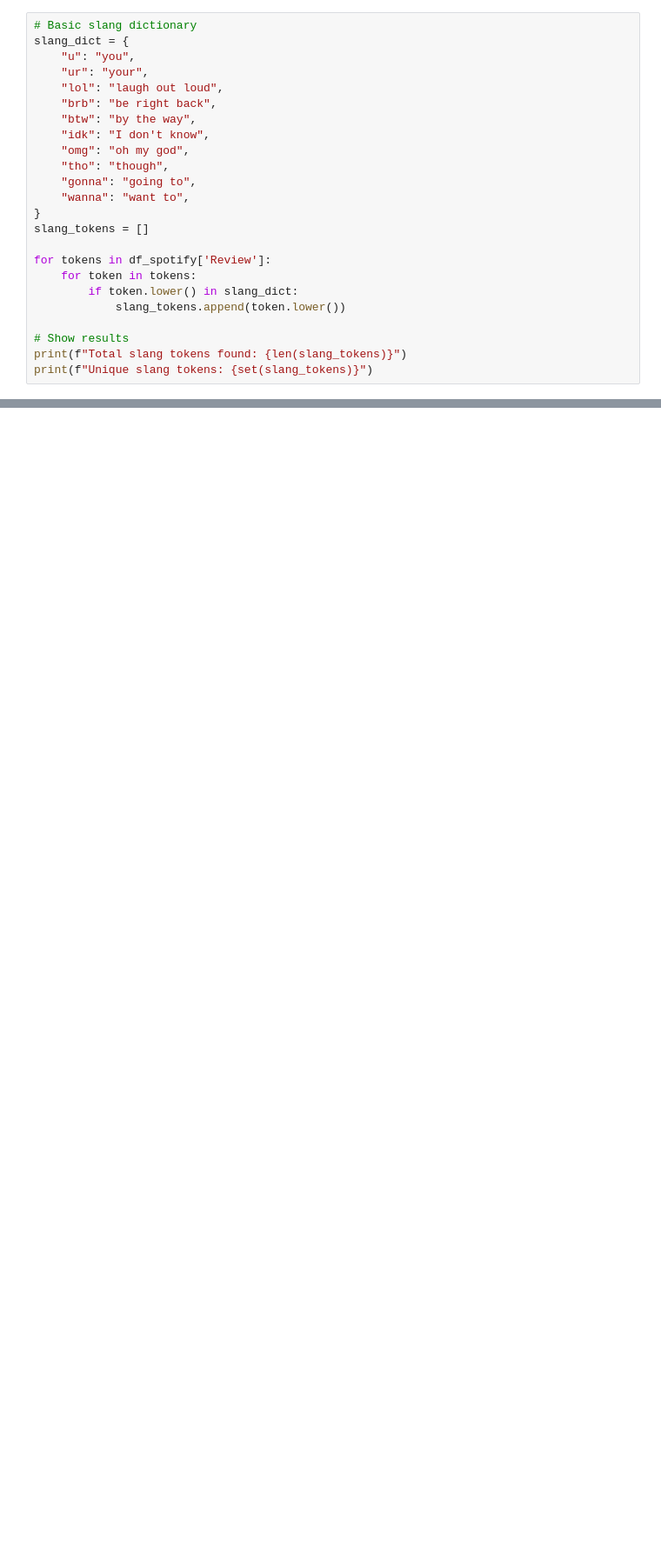
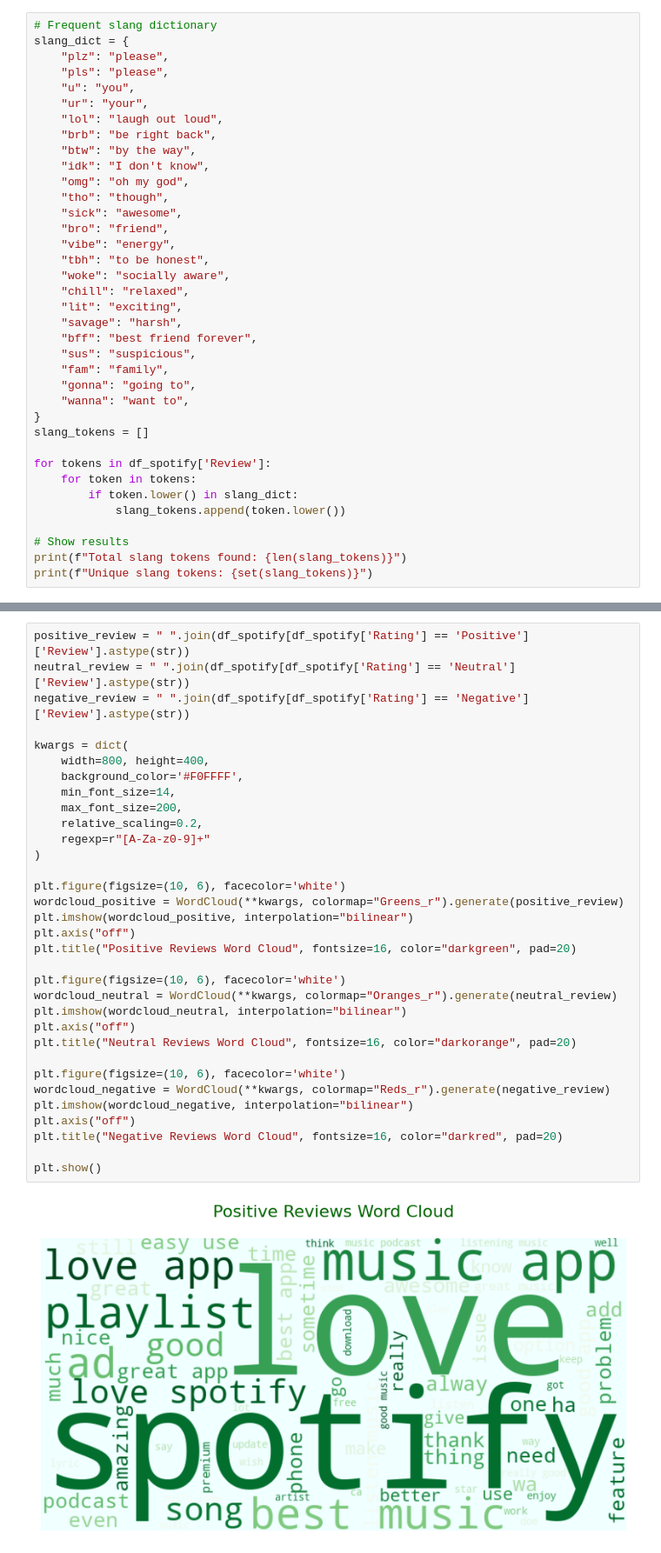
Before and after one commit to MadalinaTilvan/Spotify-Sentiment-Analysis, a Jupyter notebook: Ml_project_spotify.ipynb, the cells around one changed output, grey strips where cells are left out. Shown: that part at 87% size. Saved outputs shown, nothing was run; the diff lists cells and outputs as text; blank space fills up the shorter version.

```diff
--- a/Ml_project_spotify.ipynb
+++ b/Ml_project_spotify.ipynb
@@ -146,6 +264,8 @@ Slang handling
 # %%
-# Basic slang dictionary
+# Frequent slang dictionary
 slang_dict = {
+    "plz": "please",
+    "pls": "please",
     "u": "you",
     "ur": "your",
     "lol": "laugh out loud",
@@ -154,6 +274,17 @@ slang_dict = {
     "idk": "I don't know",
     "omg": "oh my god",
     "tho": "though",
+    "sick": "awesome",
+    "bro": "friend",
+    "vibe": "energy",
+    "tbh": "to be honest",
+    "woke": "socially aware",
+    "chill": "relaxed",
+    "lit": "exciting",
+    "savage": "harsh",
+    "bff": "best friend forever",
+    "sus": "suspicious",
+    "fam": "family",
     "gonna": "going to",
     "wanna": "want to",
 }
@@ -222,0 +338,35 @@ Name: Review, dtype: object
+# %%
+positive_review = " ".join(df_spotify[df_spotify['Rating'] == 'Positive']['Review'].astype(str))
+neutral_review = " ".join(df_spotify[df_spotify['Rating'] == 'Neutral']['Review'].astype(str))
+negative_review = " ".join(df_spotify[df_spotify['Rating'] == 'Negative']['Review'].astype(str))
+
+kwargs = dict(
+    width=800, height=400,
+    background_color='#F0FFFF',
+    min_font_size=14,
+    max_font_size=200,
+    relative_scaling=0.2,
+    regexp=r"[A-Za-z0-9]+"
+)
+
+plt.figure(figsize=(10, 6), facecolor='white')
+wordcloud_positive = WordCloud(**kwargs, colormap="Greens_r").generate(positive_review)
+plt.imshow(wordcloud_positive, interpolation="bilinear")
+plt.axis("off")
+plt.title("Positive Reviews Word Cloud", fontsize=16, color="darkgreen", pad=20)
+
+plt.figure(figsize=(10, 6), facecolor='white')
+wordcloud_neutral = WordCloud(**kwargs, colormap="Oranges_r").generate(neutral_review)
+plt.imshow(wordcloud_neutral, interpolation="bilinear")
+plt.axis("off")
+plt.title("Neutral Reviews Word Cloud", fontsize=16, color="darkorange", pad=20)
+
+plt.figure(figsize=(10, 6), facecolor='white')
+wordcloud_negative = WordCloud(**kwargs, colormap="Reds_r").generate(negative_review)
+plt.imshow(wordcloud_negative, interpolation="bilinear")
+plt.axis("off")
+plt.title("Negative Reviews Word Cloud", fontsize=16, color="darkred", pad=20)
+
+plt.show()
+# %% [output]
+[figure, added]
```
Also changed, not shown: parts of 69 cells of this notebook, 1 other file.
